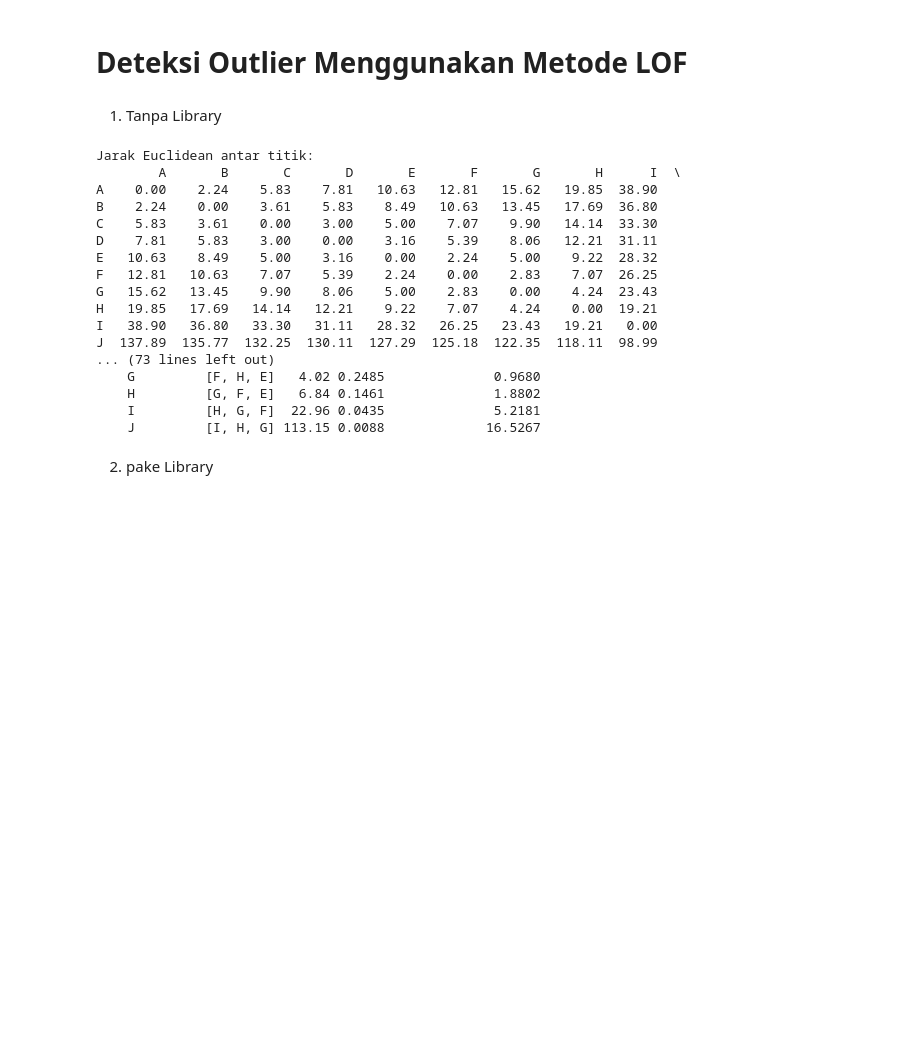
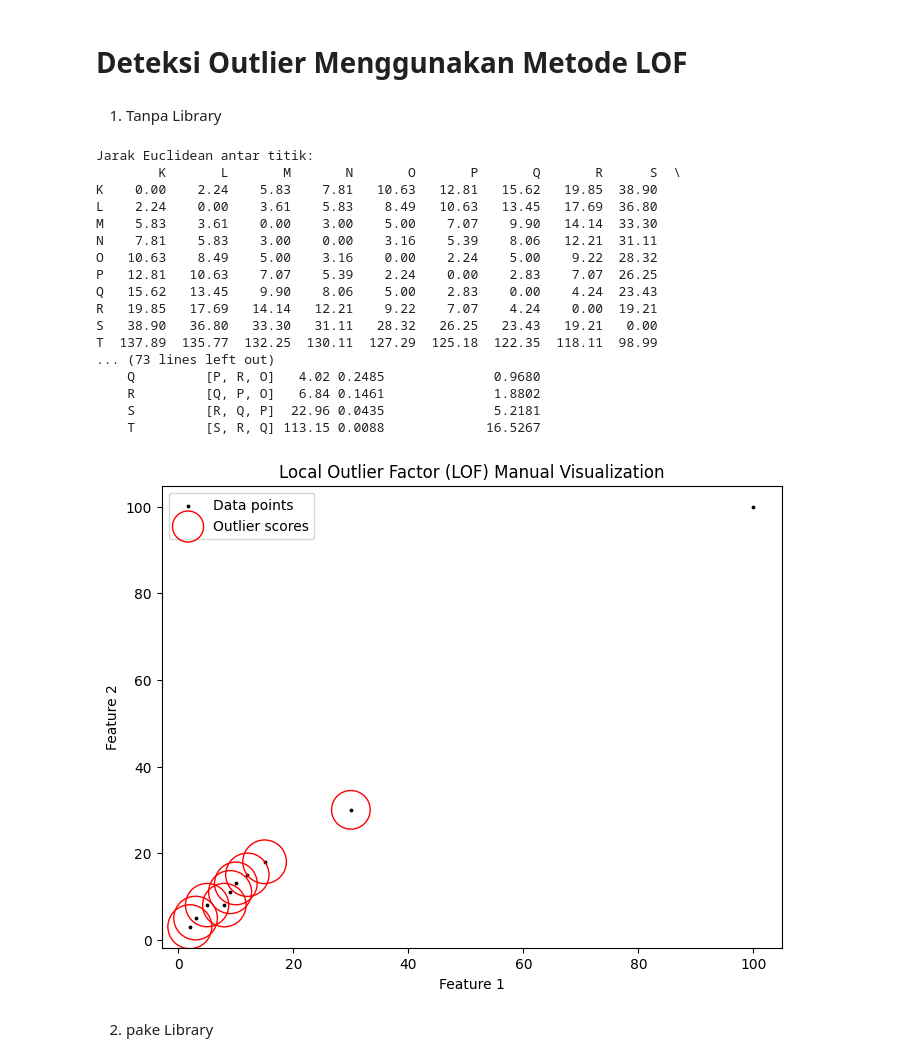
Before and after one commit to Abidayyasy/pendat, a Jupyter notebook: _sources/Bab2.ipynb, the cells around one changed output. Drawn from its saved outputs; the diff is of its cells as text; code cells hidden in the pictures; blank space fills up the shorter version.

```diff
--- a/_sources/Bab2.ipynb
+++ b/_sources/Bab2.ipynb
@@ -750,7 +750,7 @@ data = np.array([
 ])
 
 # Nama titik untuk mempermudah interpretasi
-labels = list("ABCDEFGHIJ")
+labels = list("KLMNOPQRST")
 
 # Hitung LOF secara manual
 distances, neighbors, rd, lrd, lof_manual = calculate_lof_manual(data, k=3)
@@ -768,22 +768,61 @@ print("\nRingkasan Akhir dalam bentuk tabel:")
 print(df_summary.to_string(index=False))
 # %% [output]
 Jarak Euclidean antar titik:
-        A       B       C       D       E       F       G       H      I  \
-A    0.00    2.24    5.83    7.81   10.63   12.81   15.62   19.85  38.90
-B    2.24    0.00    3.61    5.83    8.49   10.63   13.45   17.69  36.80
-C    5.83    3.61    0.00    3.00    5.00    7.07    9.90   14.14  33.30
-D    7.81    5.83    3.00    0.00    3.16    5.39    8.06   12.21  31.11
-E   10.63    8.49    5.00    3.16    0.00    2.24    5.00    9.22  28.32
-F   12.81   10.63    7.07    5.39    2.24    0.00    2.83    7.07  26.25
-G   15.62   13.45    9.90    8.06    5.00    2.83    0.00    4.24  23.43
-H   19.85   17.69   14.14   12.21    9.22    7.07    4.24    0.00  19.21
-I   38.90   36.80   33.30   31.11   28.32   26.25   23.43   19.21   0.00
-J  137.89  135.77  132.25  130.11  127.29  125.18  122.35  118.11  98.99
+        K       L       M       N       O       P       Q       R      S  \
+K    0.00    2.24    5.83    7.81   10.63   12.81   15.62   19.85  38.90
+L    2.24    0.00    3.61    5.83    8.49   10.63   13.45   17.69  36.80
+M    5.83    3.61    0.00    3.00    5.00    7.07    9.90   14.14  33.30
+N    7.81    5.83    3.00    0.00    3.16    5.39    8.06   12.21  31.11
+O   10.63    8.49    5.00    3.16    0.00    2.24    5.00    9.22  28.32
+P   12.81   10.63    7.07    5.39    2.24    0.00    2.83    7.07  26.25
+Q   15.62   13.45    9.90    8.06    5.00    2.83    0.00    4.24  23.43
+R   19.85   17.69   14.14   12.21    9.22    7.07    4.24    0.00  19.21
+S   38.90   36.80   33.30   31.11   28.32   26.25   23.43   19.21   0.00
+T  137.89  135.77  132.25  130.11  127.29  125.18  122.35  118.11  98.99
 ... (73 lines left out)
-    G         [F, H, E]   4.02 0.2485              0.9680
-    H         [G, F, E]   6.84 0.1461              1.8802
-    I         [H, G, F]  22.96 0.0435              5.2181
-    J         [I, H, G] 113.15 0.0088             16.5267
+    Q         [P, R, O]   4.02 0.2485              0.9680
+    R         [Q, P, O]   6.84 0.1461              1.8802
+    S         [R, Q, P]  22.96 0.0435              5.2181
+    T         [S, R, Q] 113.15 0.0088             16.5267
+# %%
+import numpy as np
+import matplotlib.pyplot as plt
+
+def visualize_lof(data, lof_scores):
+    # Menentukan ukuran radius untuk plotting berdasarkan LOF score
+    radius = (lof_scores.max() - lof_scores) / (lof_scores.max() - lof_scores.min())
+
+    # Plot data
+    plt.figure(figsize=(8, 6))
+    plt.scatter(data[:, 0], data[:, 1], color="k", s=3.0, label="Data points")  # Titik data biasa
+    scatter = plt.scatter(
+        data[:, 0],
+        data[:, 1],
+        s=1000 * radius,  # Ukuran titik berdasarkan LOF score
+        edgecolors="r",
+        facecolors="none",
+        label="Outlier scores"
+    )
+
+    plt.xlabel("Feature 1")
+    plt.ylabel("Feature 2")
+    plt.title("Local Outlier Factor (LOF) Manual Visualization")
+    plt.legend()
+    plt.show()
+
+# Contoh data (10 sampel dengan 2 fitur, termasuk outlier)
+data = np.array([
+    [2, 3], [3, 5], [5, 8], [8, 8], [9, 11],
+    [10, 13], [12, 15], [15, 18], [30, 30], [100, 100]  # Outlier
+])
+
+# Contoh LOF Scores yang sudah dihitung sebelumnya (simulasi)
+lof_scores = np.array([0.9, 1.0, 1.1, 1.05, 1.2, 1.3, 1.1, 1.0, 2.5, 8.0])  # Nilai lebih besar dari 1.5 adalah outlier
+
+# Panggil fungsi visualisasi
+visualize_lof(data, lof_scores)
+# %% [output]
+[figure, added]
 # %% [markdown]
 2. pake Library
 # %%
```
Also changed, not shown: parts of 2 cells of this notebook, 7 other files.
